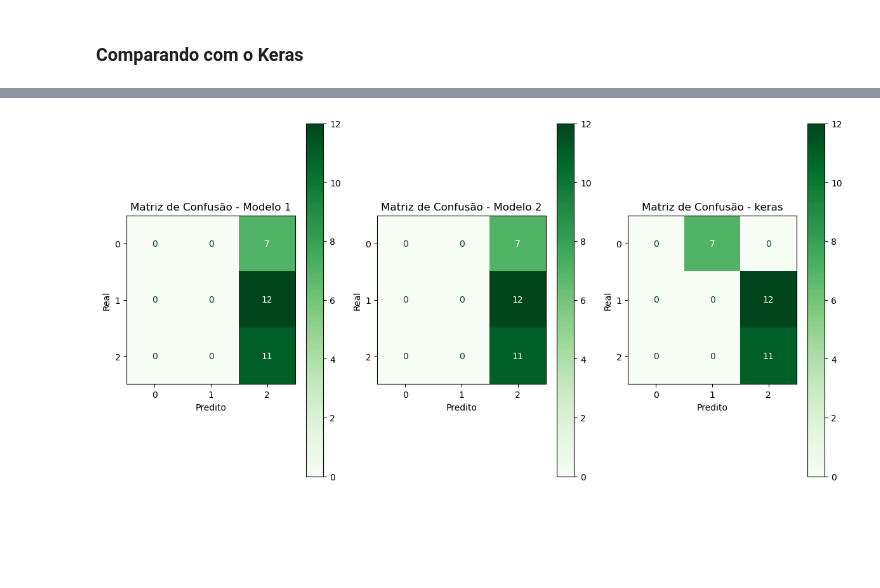
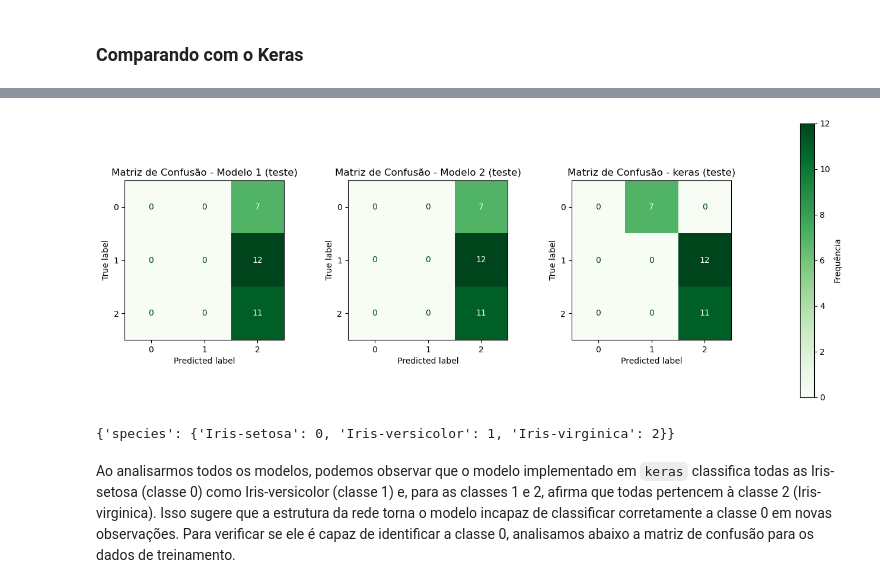
Before and after one commit to gabrieldadcarvalho/IF867_deep_learning_introduction, a Jupyter notebook: exercise_list/01/ListaPratica01_IF867.ipynb, the cells around one changed output, grey strips where cells are left out. Saved outputs shown, nothing was run; the diff lists cells and outputs as text; code cells hidden in the pictures; blank space fills up the shorter version.

```diff
--- a/exercise_list/01/ListaPratica01_IF867.ipynb
+++ b/exercise_list/01/ListaPratica01_IF867.ipynb
@@ -1013,6 +1045,6 @@ net_iris_2.train(
     batch_size=32,
     learning_rate=0.001,
     seed=42,
-    l2_lambda=0.02
+    l2_lambda=0.001,
 )
 # %% [output]
@@ -1150,33 +1192,40 @@ results_df_iris["Valor Predito (Keras)"] = argmax_iris_keras
 # %%
 y_true = results_df_iris["Valor Real"]
 y_pred_1 = results_df_iris["Valor Predito (Modelo 1)"]
 y_pred_2 = results_df_iris["Valor Predito (Modelo 2)"]
 
 cm_1 = confusion_matrix(y_true, results_df_iris["Valor Predito (Modelo 1)"])
 cm_2 = confusion_matrix(y_true, results_df_iris["Valor Predito (Modelo 2)"])
 cm_keras = confusion_matrix(y_true, results_df_iris["Valor Predito (Keras)"])
 
-fig, axes = plt.subplots(1, 3, figsize=(12, 6))
+fig, axes = plt.subplots(1, 3, figsize=(15, 6), gridspec_kw={'width_ratios': [1, 1, 1], 'wspace': 0.4})
+
+norm = plt.Normalize(vmin=0, vmax=np.max([cm_1, cm_2, cm_keras]))
+sm = plt.cm.ScalarMappable(cmap="Greens", norm=norm)
+sm.set_array([])
 
 disp_1 = ConfusionMatrixDisplay(confusion_matrix=cm_1)
-disp_1.plot(cmap="Greens", ax=axes[0])
-axes[0].set_title("Matriz de Confusão - Modelo 1")
-axes[0].set_xlabel("Predito")
-axes[0].set_ylabel("Real")
+disp_1.plot(cmap="Greens", ax=axes[0], colorbar=False)
+axes[0].set_title("Matriz de Confusão - Modelo 1 (teste)")
 
 disp_2 = ConfusionMatrixDisplay(confusion_matrix=cm_2)
-disp_2.plot(cmap="Greens", ax=axes[1])
-axes[1].set_title("Matriz de Confusão - Modelo 2")
-axes[1].set_xlabel("Predito")
-axes[1].set_ylabel("Real")
+disp_2.plot(cmap="Greens", ax=axes[1], colorbar=False)
+axes[1].set_title("Matriz de Confusão - Modelo 2 (teste)")
 
 disp_keras = ConfusionMatrixDisplay(confusion_matrix=cm_keras)
-disp_keras.plot(cmap="Greens", ax=axes[2])
-axes[2].set_title("Matriz de Confusão - keras")
-axes[2].set_xlabel("Predito")
-axes[2].set_ylabel("Real")
+disp_keras.plot(cmap="Greens", ax=axes[2], colorbar=False)
+axes[2].set_title("Matriz de Confusão - keras (teste)")
+
+cbar = fig.colorbar(sm, ax=axes, location="right", fraction=0.02, pad=0.1)
+cbar.set_label("Frequência")
 
 plt.tight_layout()
 plt.show()
 # %% [output]
-[figure, old version]
+[figure, new version]
+# %%
+print(categ_iris)
+# %% [output]
+{'species': {'Iris-setosa': 0, 'Iris-versicolor': 1, 'Iris-virginica': 2}}
+# %% [markdown]
+Ao analisarmos todos os modelos, podemos observar que o modelo implementado em `keras` classifica todas as Iris-setosa (classe 0) como Iris-versicolor (classe 1) e, para as classes 1 e 2, afirma que todas pertencem à classe 2 (Iris-virginica). Isso sugere que a estrutura da rede torna o modelo incapaz de classificar corretamente a classe 0 em novas observações. Para verificar se ele é capaz de identificar a classe 0, analisamos abaixo a matriz de confusão para os dados de treinamento.
```
Also changed, not shown: parts of 46 cells of this notebook.
